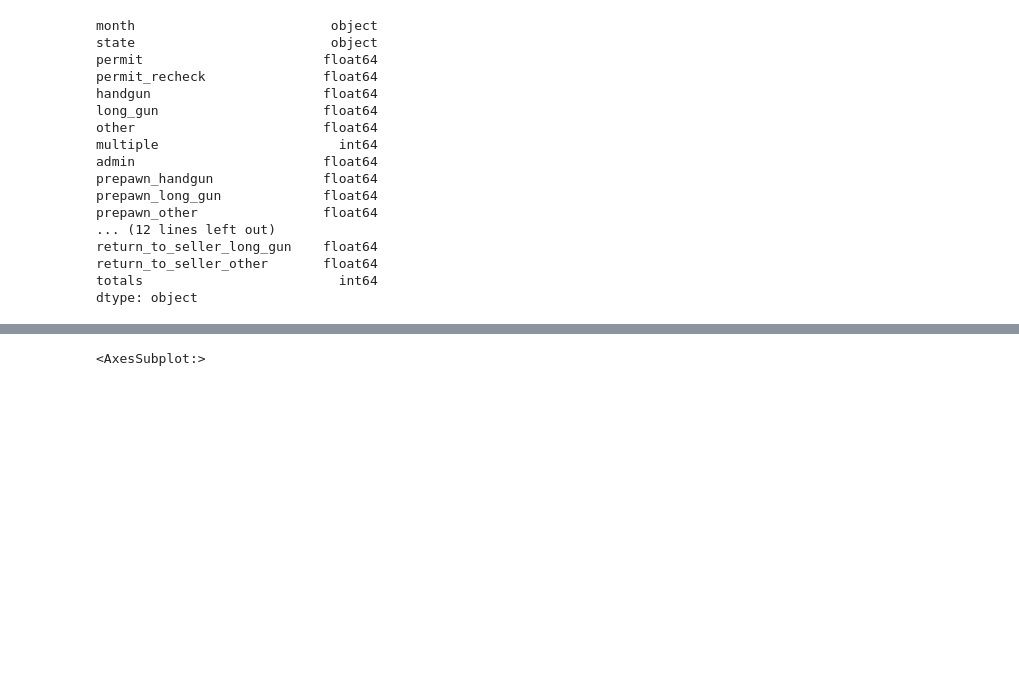
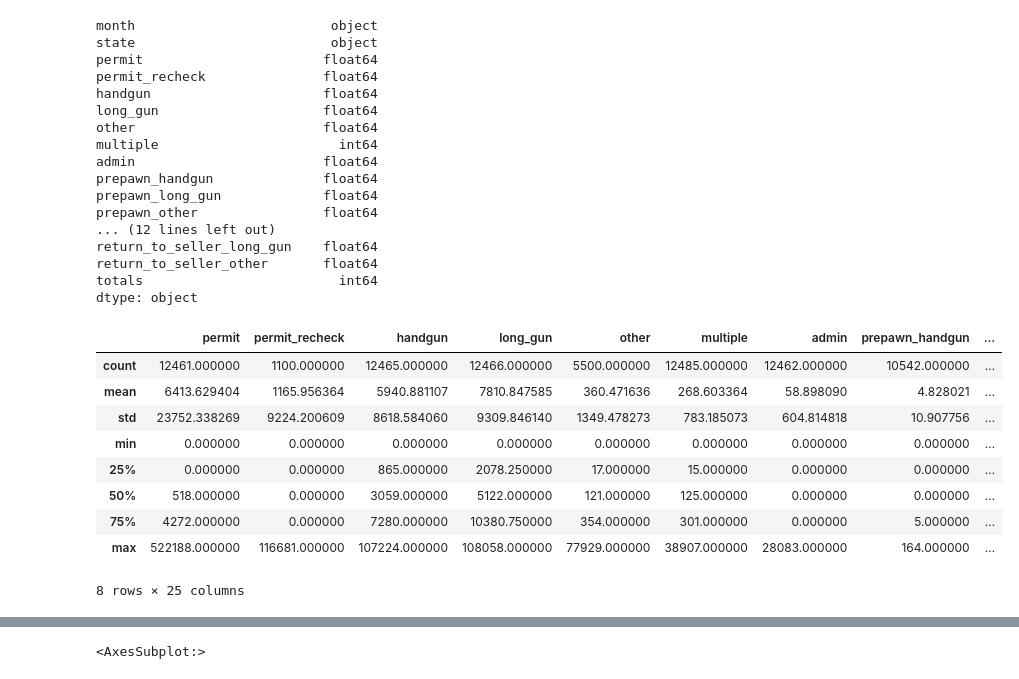
Before and after one commit to srxkatsumi/data-analyst, a Jupyter notebook: projects/Investigate_a_dataset/gun_data.ipynb, the cells around one changed output, grey strips where cells are left out. Drawn from its saved outputs; the diff is of its cells as text; code cells hidden in the pictures; blank space fills up the shorter version.

```diff
--- a/projects/Investigate_a_dataset/gun_data.ipynb
+++ b/projects/Investigate_a_dataset/gun_data.ipynb
@@ -41,5 +43,16 @@ return_to_seller_other       float64
 totals                         int64
 dtype: object
 # %%
-#gd.describe()
+gd.describe()
+# %% [output]
+|  | permit | permit_recheck | handgun | long_gun | other | multiple | admin | prepawn_handgun | ... |
+| count | 12461.000000 | 1100.000000 | 12465.000000 | 12466.000000 | 5500.000000 | 12485.000000 | 12462.000000 | 10542.000000 | ... |
+| mean | 6413.629404 | 1165.956364 | 5940.881107 | 7810.847585 | 360.471636 | 268.603364 | 58.898090 | 4.828021 | ... |
+| std | 23752.338269 | 9224.200609 | 8618.584060 | 9309.846140 | 1349.478273 | 783.185073 | 604.814818 | 10.907756 | ... |
+| min | 0.000000 | 0.000000 | 0.000000 | 0.000000 | 0.000000 | 0.000000 | 0.000000 | 0.000000 | ... |
+| 25% | 0.000000 | 0.000000 | 865.000000 | 2078.250000 | 17.000000 | 15.000000 | 0.000000 | 0.000000 | ... |
+| 50% | 518.000000 | 0.000000 | 3059.000000 | 5122.000000 | 121.000000 | 125.000000 | 0.000000 | 0.000000 | ... |
+| 75% | 4272.000000 | 0.000000 | 7280.000000 | 10380.750000 | 354.000000 | 301.000000 | 0.000000 | 5.000000 | ... |
+| max | 522188.000000 | 116681.000000 | 107224.000000 | 108058.000000 | 77929.000000 | 38907.000000 | 28083.000000 | 164.000000 | ... |
+8 rows × 25 columns
 # %%
```
Also changed, not shown: parts of 14 cells of this notebook, 4 other files.
